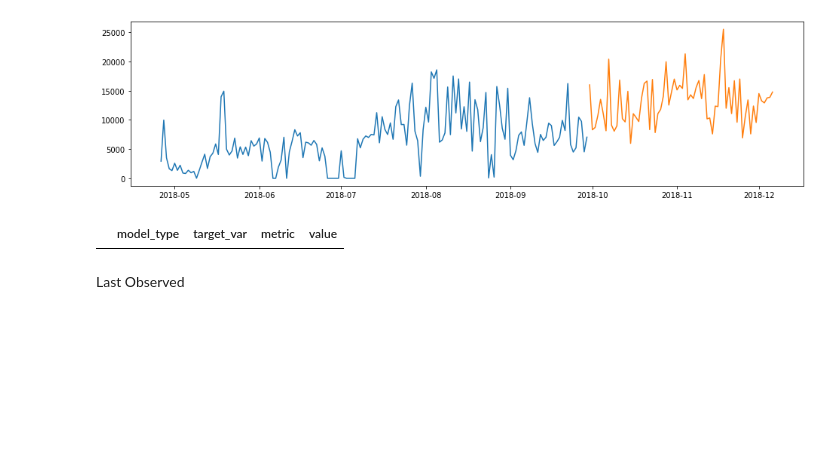
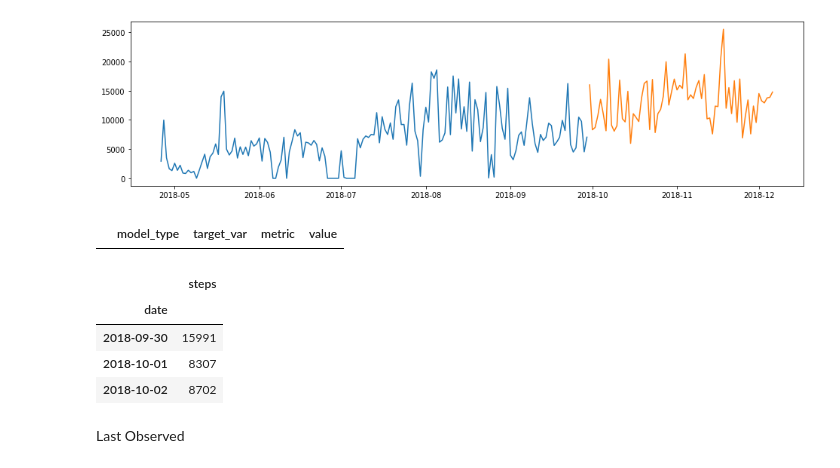
Before and after one commit to Dairy-Time/time-series-project, a Jupyter notebook: Fitbit_Data-Copy-David.ipynb, the cells around one changed output. Cells and saved outputs as stored; diff of their text form; code cells hidden in the pictures; blank space fills up the shorter version.

```diff
--- a/Fitbit_Data-Copy-David.ipynb
+++ b/Fitbit_Data-Copy-David.ipynb
@@ -598,6 +599,14 @@ def append_eval_df(model_type, target_vars, train = train, test = test):
     return eval_df.append(temp_eval_df, ignore_index=True)
 # %%
 yhat = pd.DataFrame(test[target_vars])
+# %%
+yhat.head(3)
+# %% [output]
+|  | steps |
+| date |  |
+| 2018-09-30 | 15991 |
+| 2018-10-01 | 8307 |
+| 2018-10-02 | 8702 |
 # %% [markdown]
 Last Observed
 # %%
```
Also changed, not shown: parts of 5 cells of this notebook, 2 other files.
